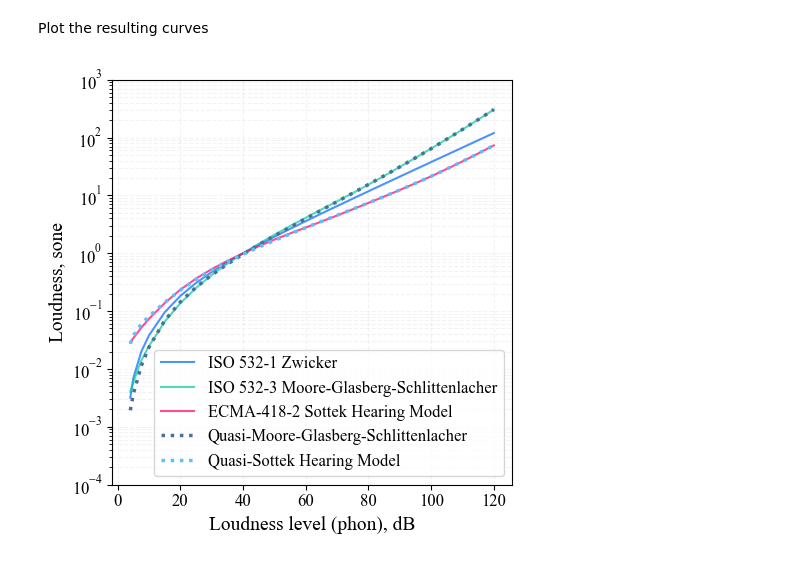
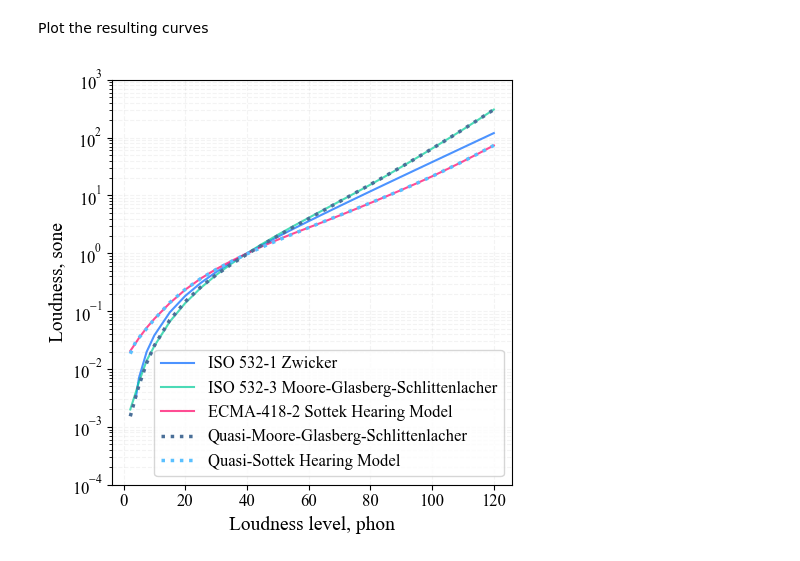
Before and after one commit to acoustics-code-salford/refmap-psychoacoustics, a Jupyter notebook: src/refmap_psychoacoustics/notebooks/loudness_transform.ipynb, the cells around one changed output. Saved outputs shown, nothing was run; the diff lists cells and outputs as text; code cells hidden in the pictures.

```diff
--- a/src/refmap_psychoacoustics/notebooks/loudness_transform.ipynb
+++ b/src/refmap_psychoacoustics/notebooks/loudness_transform.ipynb
@@ -84,7 +87,7 @@ level_Zwicker_TQ1kHz = 3  # level in dB of threshold in quiet for critical band
 # %% [markdown]
 Data obtained from Sottek Hearing Model loudness for phons (1 kHz sine).
 # %%
-data_Sottek_phon2sone = np.array([0.028483001, 0.034296099, 0.05170629,
+data_Sottek_phon2sone = np.array([0.020560731, 0.028483001, 0.034296099, 0.05170629,
                                   0.073919866, 0.137973828, 0.235170667, 0.366110736,
                                   0.533067637, 0.739628579, 0.999999649, 1.32574012,
                                   1.723452927, 2.203027636, 2.793495573, 3.536409689,
@@ -100,64 +103,63 @@ calc_Zwicker_phon2sone[calc_Zwicker_phon2sone < 0] = 0  # set negative values to
 Calculated loudness using alternative transform function obtained using non-linear optimisation.
 # %%
 def calc_ZwickerSottek_transform(excitation):
-    q2 = 1.000021211
-    q3 = 0.258048614
-    q4 = 0.21013939
-    q5 = -0.022253104
-    q6 = 119.4977957
-    q7 = -35.01262963
-
+    q2 = 1.000021114
+    q3 = 0.600000098
+    q4 = 0.209885744
+    q5 = -0.022235612
+    q6 = 119.1148516
+    q7 = -35.06377794
     q0 = q2*np.exp(-q3*excitation) + q4 + q5*np.tanh((excitation - q6)/q7)
 
     return q0
 
-level_MGS_TQ1kHz_CBadj = 2.13
 q0 = calc_ZwickerSottek_transform(phons)
 q1 = 0.109999749
-calc_ZwickerSottek_phon2sone = q1*(10**(level_MGS_TQ1kHz_CBadj/10))**q0*((1 - 0.25 + 0.25*10**((phons - level_MGS_TQ1kHz_CBadj)/10))**q0 - 1)*np.exp(0.9845425)
+q8 = 0.018000276
+calc_ZwickerSottek_phon2sone = q1*(10**(level_MGS_TQ1kHz_CBadj/10))**q0*((1 - 0.25 + 0.25*10**((phons - level_MGS_TQ1kHz_CBadj)/10))**q0 - 1)*np.exp(0.9845425) + q8
 calc_ZwickerSottek_phon2sone[calc_ZwickerSottek_phon2sone < 0] = 0  # set negative values to zero
 # %%
 def calc_ZwickerMGS_transform(excitation):
     q2 = -0.25
-    q3 = 0.1
-    q4 = 0.293978767
-    q5 = -0.021341126
-    q6 = 119.9999655
-    q7 = -43.0891087
-
+    q3 = 0.100003056
+    q4 = 0.29394038
+    q5 = -0.021332485
+    q6 = 119.9975644
+    q7 = -43.10151071
     q0 = q2*np.exp(-q3*excitation) + q4 + q5*np.tanh((excitation - q6)/q7)
 
     return q0
 
 q0 = calc_ZwickerMGS_transform(phons)
-q1 = 0.050999899
-calc_ZwickerMGS_phon2sone = q1*(10**(level_MGS_TQ1kHz_CBadj/10))**q0*((1 - 0.25 + 0.25*10**((phons - level_MGS_TQ1kHz_CBadj)/10))**q0 - 1)*np.exp(0.9845425)
+q1 = 0.051050047
+q8 = 0.0015
+calc_ZwickerMGS_phon2sone = q1*(10**(level_MGS_TQ1kHz_CBadj/10))**q0*((1 - 0.25 + 0.25*10**((phons - level_MGS_TQ1kHz_CBadj)/10))**q0 - 1)*np.exp(0.9845425) + q8
 calc_ZwickerMGS_phon2sone[calc_ZwickerMGS_phon2sone < 0] = 0  # set negative values to zero
 # %% [markdown]
 Plot the resulting curves
 # %%
 fig, ax = plt.subplots(figsize=(5, 5))
 
-ax.semilogy(phons, calc_Zwicker_phon2sone, color=mycolours[0], label='ISO 532-1 Zwicker', alpha=0.7)
+ax.semilogy(phons[1:], calc_Zwicker_phon2sone[1:], color=mycolours[0], label='ISO 532-1 Zwicker', alpha=0.7)
 ax.semilogy(phons, data_MGS_phon2sone, color=mycolours[1], label='ISO 532-3 Moore-Glasberg-Schlittenlacher', alpha=0.7)
 ax.semilogy(phons, data_Sottek_phon2sone, color=mycolours[2], label='ECMA-418-2 Sottek Hearing Model', alpha=0.7)
 ax.semilogy(phons, calc_ZwickerMGS_phon2sone, color=mycolours[3], label='Quasi-Moore-Glasberg-Schlittenlacher', markersize=0, alpha=1, linestyle=':', linewidth=2.5)
 ax.semilogy(phons, calc_ZwickerSottek_phon2sone, color=mycolours[6], label='Quasi-Sottek Hearing Model', markersize=0, alpha=1, linestyle=':', linewidth=2.5)
 
-ax.set(xlabel="Loudness level (phon), dB", ylabel="Loudness, sone",
+ax.set(xlabel="Loudness level, phon", ylabel="Loudness, sone",
        ylim=[1e-4, 1e3])
 ax.grid(alpha=0.15, linestyle='--', which='both')
 ax.legend(loc='lower right')
 
 if saveplots:
 
     filename = "loudnessTransformComparison"
 
     plt.savefig(os.path.join(outFigPath, "svg", filename + ".svg"),
                 format='svg')
     plt.savefig(os.path.join(outFigPath, "pdf", filename + ".pdf"),
                 format='pdf')
 
 plt.show()
 # %% [output]
-[figure, old version]
+[figure, new version]
```
Also changed, not shown: parts of 1 cell of this notebook, 5 other files.
